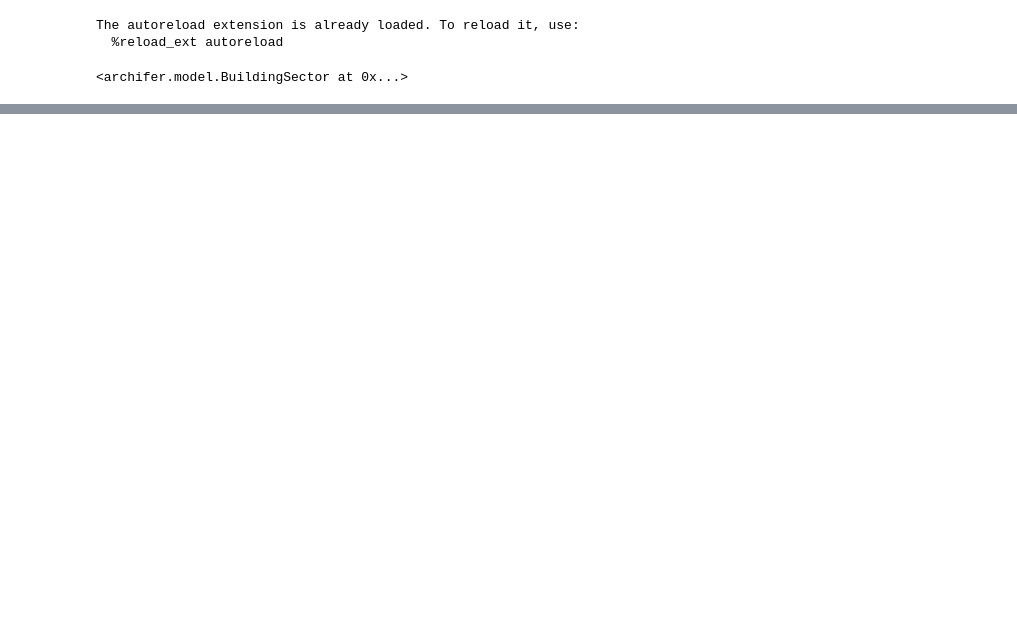
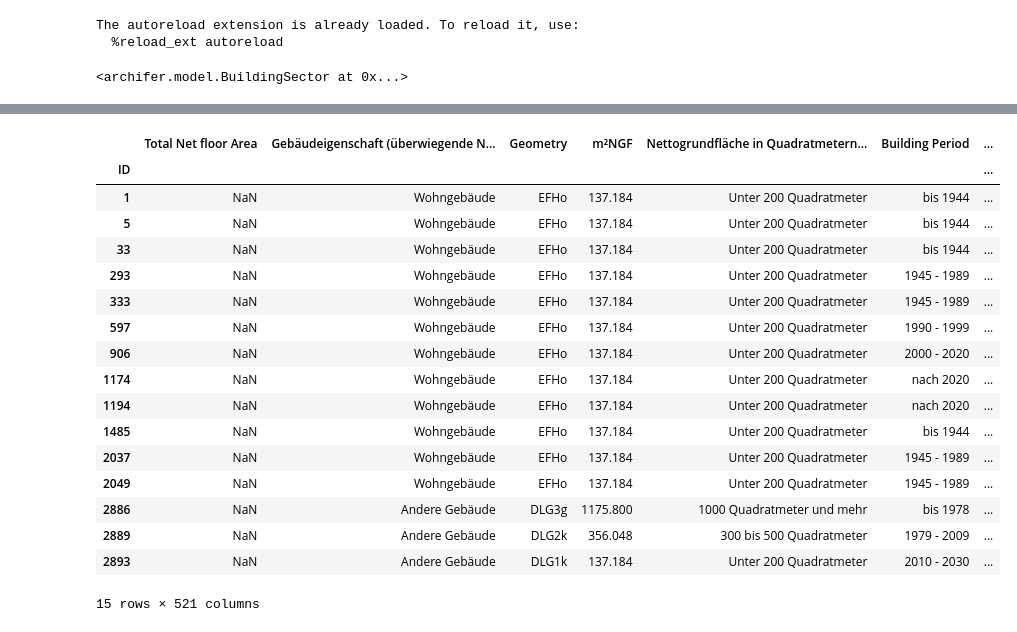
Before and after one commit to simonschaluppe/archifer, a Jupyter notebook: notebooks/dev.ipynb, the cells around one changed output, grey strips where cells are left out. Drawn from its saved outputs; the diff is of its cells as text; code cells hidden in the pictures; blank space fills up the shorter version.

```diff
--- a/notebooks/dev.ipynb
+++ b/notebooks/dev.ipynb
@@ -50,0 +157,23 @@ KeyError: 'Nettogrundfläche in Quadratmetern (in Klassen) (Ebene +1)'
+# %%
+df =bs.result_df()
+df = df[df["NFA"] > 0]
+df
+# %% [output]
+|  | Total Net floor Area | Gebäudeigenschaft (überwiegende N... | Geometry | m²NGF | Nettogrundfläche in Quadratmetern... | Building Period | ... |
+| ID |  |  |  |  |  |  | ... |
+| 1 | NaN | Wohngebäude | EFHo | 137.184 | Unter 200 Quadratmeter | bis 1944 | ... |
+| 5 | NaN | Wohngebäude | EFHo | 137.184 | Unter 200 Quadratmeter | bis 1944 | ... |
+| 33 | NaN | Wohngebäude | EFHo | 137.184 | Unter 200 Quadratmeter | bis 1944 | ... |
+| 293 | NaN | Wohngebäude | EFHo | 137.184 | Unter 200 Quadratmeter | 1945 - 1989 | ... |
+| 333 | NaN | Wohngebäude | EFHo | 137.184 | Unter 200 Quadratmeter | 1945 - 1989 | ... |
+| 597 | NaN | Wohngebäude | EFHo | 137.184 | Unter 200 Quadratmeter | 1990 - 1999 | ... |
+| 906 | NaN | Wohngebäude | EFHo | 137.184 | Unter 200 Quadratmeter | 2000 - 2020 | ... |
+| 1174 | NaN | Wohngebäude | EFHo | 137.184 | Unter 200 Quadratmeter | nach 2020 | ... |
+| 1194 | NaN | Wohngebäude | EFHo | 137.184 | Unter 200 Quadratmeter | nach 2020 | ... |
+| 1485 | NaN | Wohngebäude | EFHo | 137.184 | Unter 200 Quadratmeter | bis 1944 | ... |
+| 2037 | NaN | Wohngebäude | EFHo | 137.184 | Unter 200 Quadratmeter | 1945 - 1989 | ... |
+| 2049 | NaN | Wohngebäude | EFHo | 137.184 | Unter 200 Quadratmeter | 1945 - 1989 | ... |
+| 2886 | NaN | Andere Gebäude | DLG3g | 1175.800 | 1000 Quadratmeter und mehr | bis 1978 | ... |
+| 2889 | NaN | Andere Gebäude | DLG2k | 356.048 | 300 bis 500 Quadratmeter | 1979 - 2009 | ... |
+| 2893 | NaN | Andere Gebäude | DLG1k | 137.184 | Unter 200 Quadratmeter | 2010 - 2030 | ... |
+15 rows × 521 columns
```
Also changed, not shown: parts of 9 cells of this notebook.
